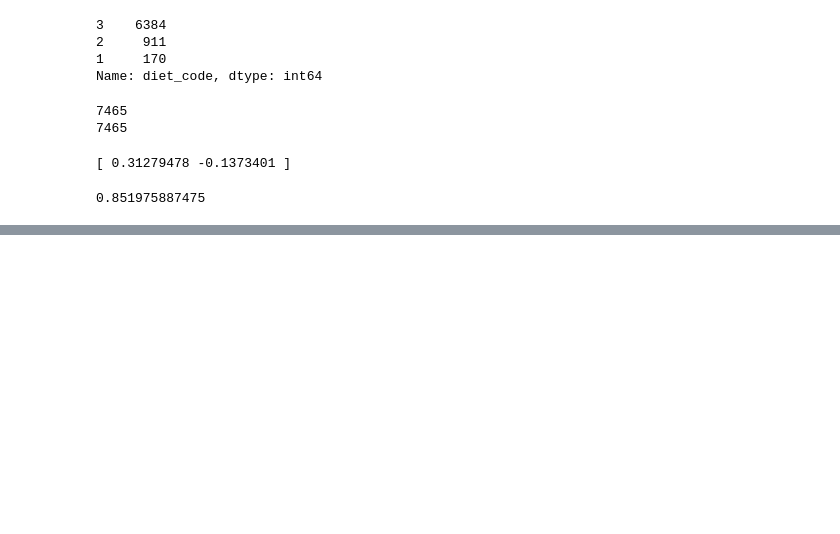
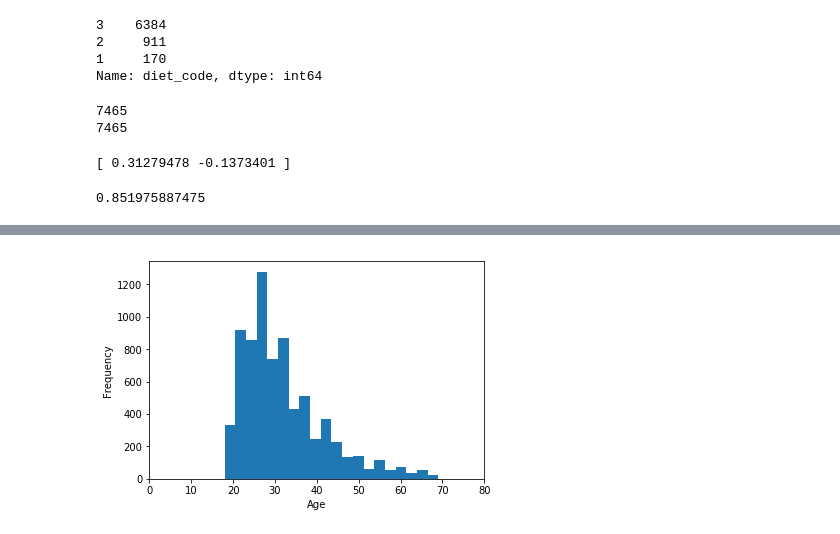
Before and after one commit to andrewhercules/date-a-scientist, a Jupyter notebook: date_a_scientist.ipynb, the cells around one changed output, grey strips where cells are left out. Drawn from its saved outputs; the diff is of its cells as text; code cells hidden in the pictures; blank space fills up the shorter version.

```diff
--- a/date_a_scientist.ipynb
+++ b/date_a_scientist.ipynb
@@ -247,0 +246,8 @@ NameError: name 'savefig' is not defined
+# %%
+plt.hist(analysis_df.age, bins=20)
+plt.xlabel("Age")
+plt.ylabel("Frequency")
+plt.xlim(0, 80)
+plt.show()
+# %% [output]
+[figure, added]
```
Also changed, not shown: parts of 2 cells of this notebook.
